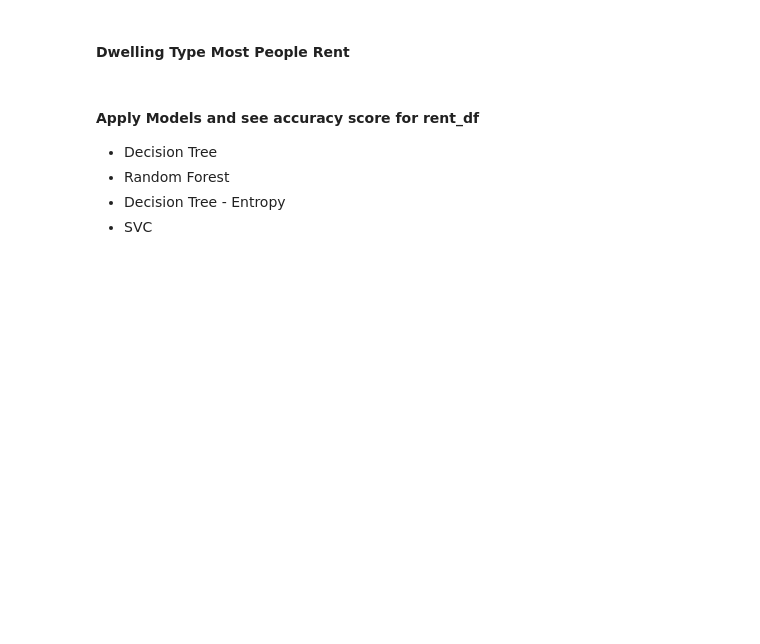
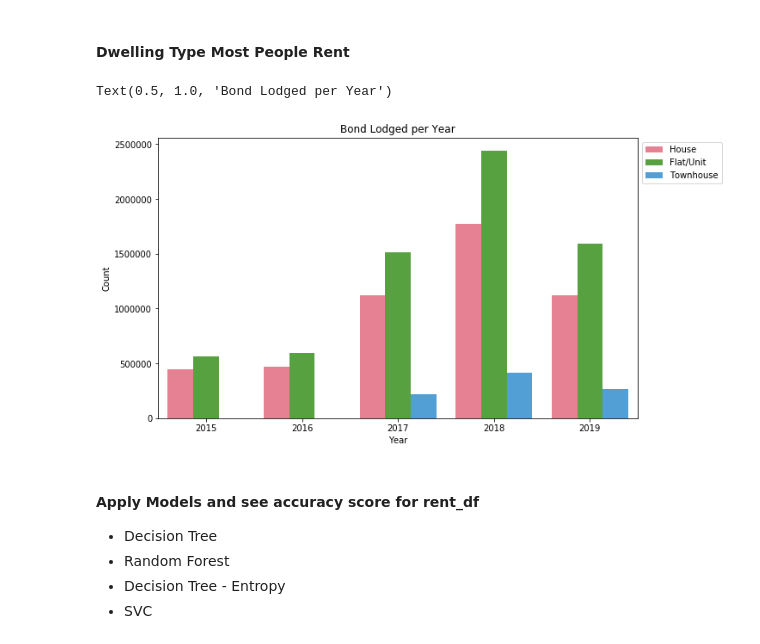
Before and after one commit to alyssa-raphaella/ITEC657_Project_GroupB, a Jupyter notebook: Rent_Data_ntbk.ipynb, the cells around one changed output. Cells and saved outputs as stored; diff of their text form; code cells hidden in the pictures; blank space fills up the shorter version.

Commit message:
Added Visualization of Bond Lodged per Year

```diff
--- a/Rent_Data_ntbk.ipynb
+++ b/Rent_Data_ntbk.ipynb
@@ -500,3 +496,41 @@ townhouse_df = rent_df[rent_df['Dwelling Type']=='Townhouse']
+# %%
+house_df = rent_df[rent_df['Dwelling Type']=='House']
+flat_df = rent_df[rent_df['Dwelling Type']=='Flat/Unit']
+townhouse_df = rent_df[rent_df['Dwelling Type']=='Townhouse']
+
+house_b1 = house_df[house_df['Bedroom Number']=='1 Bedroom']['TB Lodged'].sum()
+
+year = [2015, 2016, 2017, 2018, 2019]
+bond_count_arr = []
+for x in range(len(year)):
+    yr = year[x]
+    house = house_df[house_df['Year']==yr]['TB Lodged'].sum()
+    name = 'House'
+    bond_count_arr.append((yr, house, name))
+    flat = flat_df[flat_df['Year']==yr]['TB Lodged'].sum()
+    name = 'Flat/Unit'
+    bond_count_arr.append((yr, flat, name))
+    townhouse = townhouse_df[townhouse_df['Year']==yr]['TB Lodged'].sum()
+    name = 'Townhouse'
+    bond_count_arr.append((yr, townhouse, name))
+
+bond_count_df = pd.DataFrame.from_records(bond_count_arr)
+bond_count_df.columns = ['Year', 'Count', 'Dwelling Type']
+# %%
+plt.figure(figsize=(10,6))
+
+sns.barplot(x = 'Year',
+            y = 'Count',
+            data = bond_count_df,
+            hue = 'Dwelling Type',
+            palette = 'husl',
+            ci = None)
+
+plt.legend(bbox_to_anchor=(1, 1), loc=2)
+plt.title('Bond Lodged per Year')
+# %% [output]
+Text(0.5, 1.0, 'Bond Lodged per Year')
+[figure, added]
 # %% [markdown]
 #### Apply Models and see accuracy score for rent_df
 * Decision Tree
```
Also changed, not shown: parts of 1 cell of this notebook.
